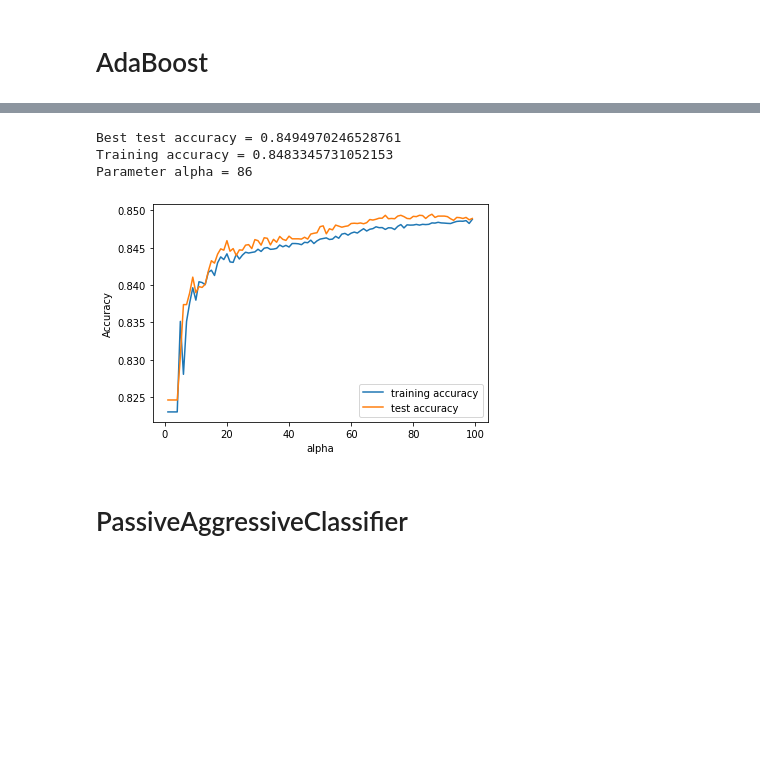
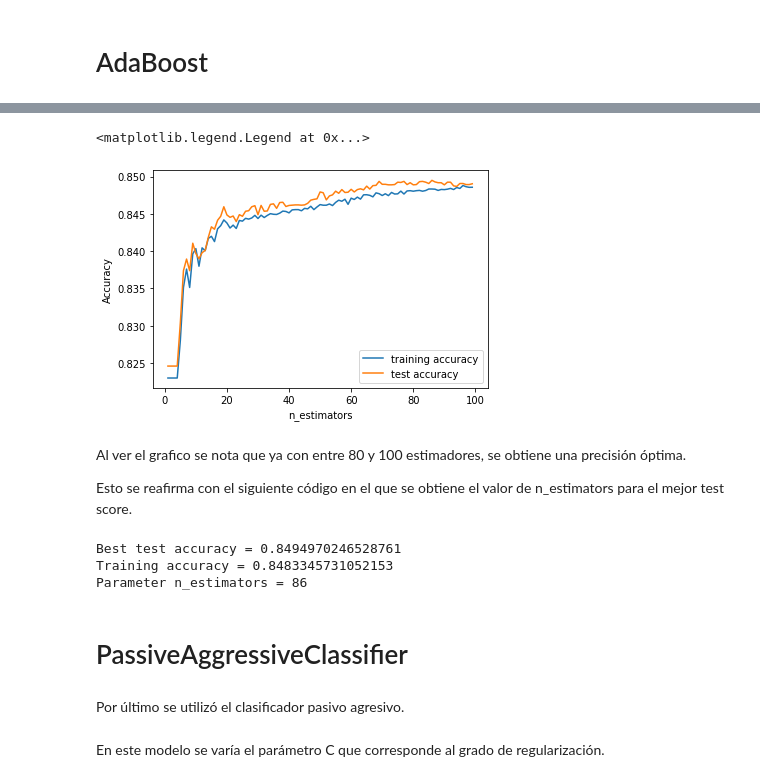
Before and after one commit to Boris94cr/Reconocimiento-de-Patrones, a Jupyter notebook: Inv-Corta-2/Inv-Corta-2.ipynb, the cells around one changed output, grey strips where cells are left out. Drawn from its saved outputs; the diff is of its cells as text; code cells hidden in the pictures; blank space fills up the shorter version.

```diff
--- a/Inv-Corta-2/Inv-Corta-2.ipynb
+++ b/Inv-Corta-2/Inv-Corta-2.ipynb
@@ -370,28 +372,38 @@ def train_model():
 
 for estimators in rango:
     threading.Thread(target=train_model).start()
+# %%
+plt.plot(rango, training_acc, label="training accuracy")
+plt.plot(rango, test_acc, label="test accuracy")
+plt.ylabel("Accuracy")
+plt.xlabel("n_estimators")
+plt.legend()
+# %% [output]
+<matplotlib.legend.Legend at 0x...>
+[figure, added]
+# %% [markdown]
+Al ver el grafico se nota que ya con entre 80 y 100 estimadores, se obtiene una precisión óptima.
+
+Esto se reafirma con el siguiente código en el que se obtiene el valor de n_estimators para el mejor test score.
 # %%
 best_test_accuracy = max(test_acc)
 parameter = rango[test_acc.index(best_test_accuracy)]
 training_accuracy = training_acc[test_acc.index(best_test_accuracy)]
+print("Best test accuracy = " + str(best_test_accuracy))
+print("Training accuracy = " + str(training_accuracy))
+print("Parameter n_estimators = " + str(parameter))
+# %% [output]
+Best test accuracy = 0.8494970246528761
+Training accuracy = 0.8483345731052153
+Parameter n_estimators = 86
-# %%
-plt.plot(rango, training_acc, label="training accuracy")
-plt.plot(rango, test_acc, label="test accuracy")
-plt.ylabel("Accuracy")
-plt.xlabel("alpha")
-plt.legend()
-print("Best test accuracy = " + str(best_test_accuracy))
-print("Training accuracy = " + str(training_accuracy))
-print("Parameter alpha = " + str(parameter))
-# %% [output]
-Best test accuracy = 0.8494970246528761
-Training accuracy = 0.8483345731052153
-Parameter alpha = 86
-[figure, removed]
 # %% [markdown]
 # PassiveAggressiveClassifier
+# %% [markdown]
+Por último se utilizó el clasificador pasivo agresivo.
 # %%
 from sklearn.linear_model import PassiveAggressiveClassifier
+# %% [markdown]
+En este modelo se varía el parámetro C que corresponde al grado de regularización.
 # %%
 training_acc = []
 test_acc = []
```
Also changed, not shown: parts of 13 cells of this notebook.
